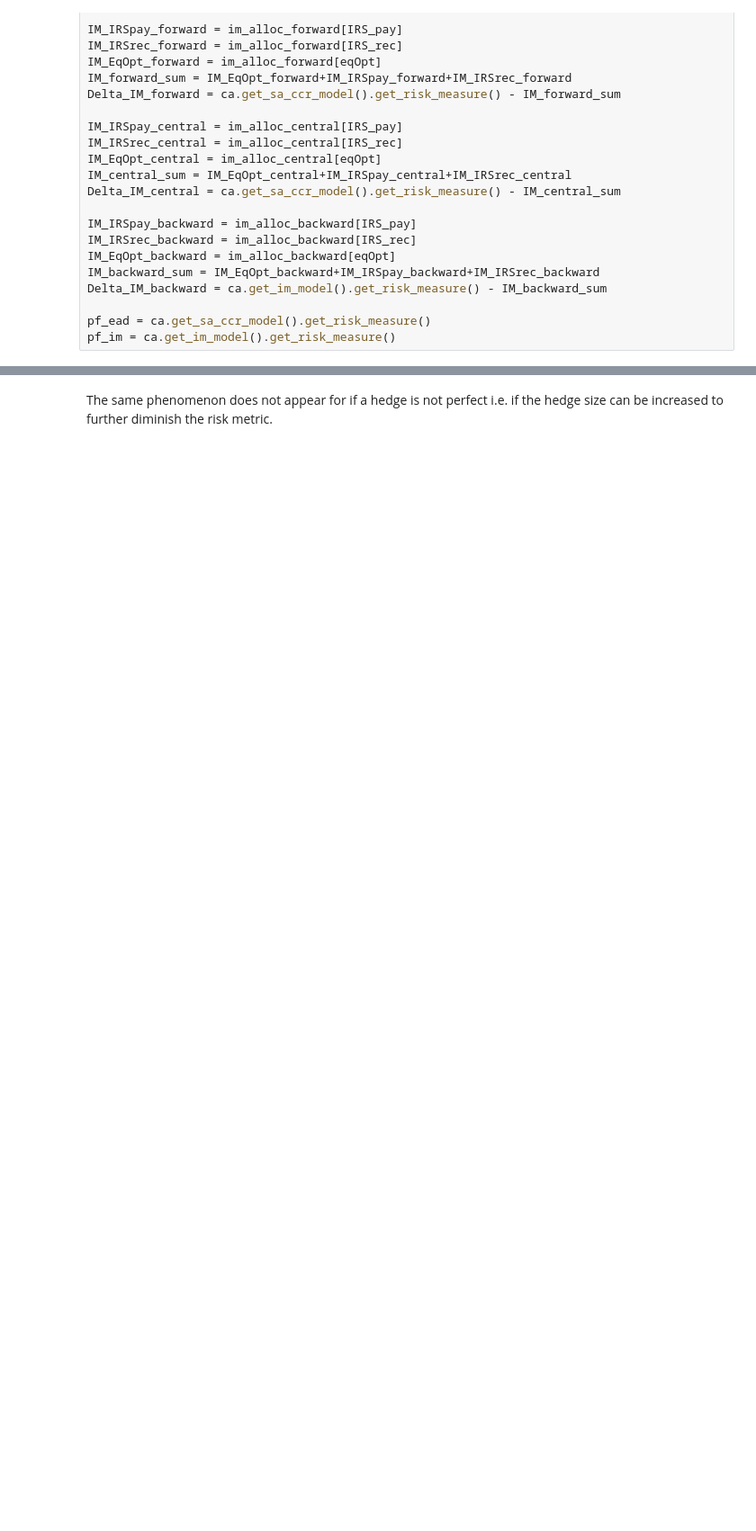
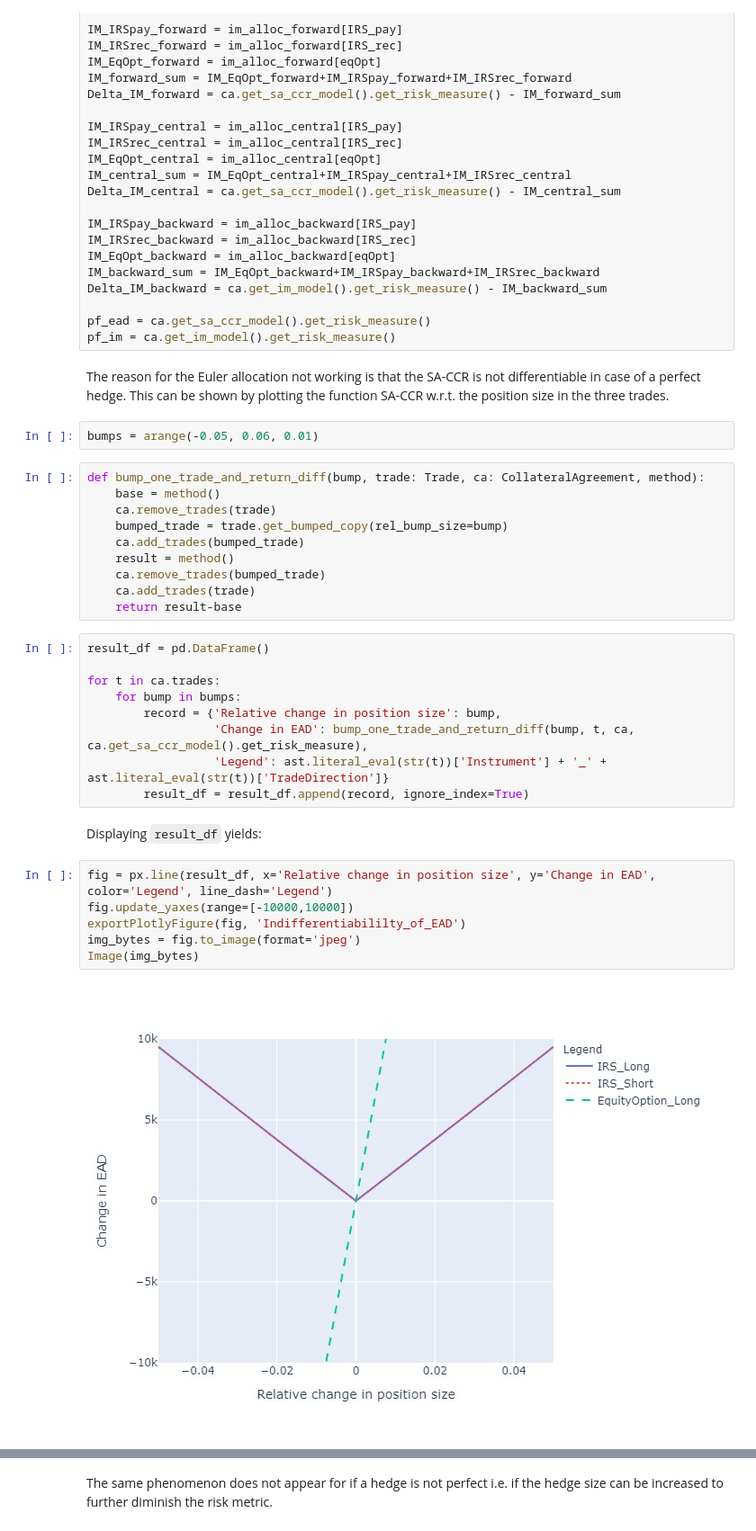
Before and after one commit to ahoecherl/SA_CCR_Allocation, a Jupyter notebook: analysis/AppendixNotebooks/SA-CCR and ISDA SIMM under perfect hedge.ipynb, the cells around one changed output, grey strips where cells are left out. Shown at 90% size. Saved outputs shown, nothing was run; the diff lists cells and outputs as text; blank space fills up the shorter version.

```diff
--- a/analysis/AppendixNotebooks/SA-CCR and ISDA SIMM under perfect hedge.ipynb
+++ b/analysis/AppendixNotebooks/SA-CCR and ISDA SIMM under perfect hedge.ipynb
@@ -140,3 +146,36 @@ Delta_IM_backward = ca.get_im_model().get_risk_measure() - IM_backward_sum
 
 pf_ead = ca.get_sa_ccr_model().get_risk_measure()
 pf_im = ca.get_im_model().get_risk_measure()
+# %% [markdown]
+The reason for the Euler allocation not working is that the SA-CCR is not differentiable in case of a perfect hedge. This can be shown by plotting the function SA-CCR w.r.t. the position size in the three trades.
+# %%
+bumps = arange(-0.05, 0.06, 0.01)
+# %%
+def bump_one_trade_and_return_diff(bump, trade: Trade, ca: CollateralAgreement, method):
+    base = method()
+    ca.remove_trades(trade)
+    bumped_trade = trade.get_bumped_copy(rel_bump_size=bump)
+    ca.add_trades(bumped_trade)
+    result = method()
+    ca.remove_trades(bumped_trade)
+    ca.add_trades(trade)
+    return result-base
+# %%
+result_df = pd.DataFrame()
+
+for t in ca.trades:
+    for bump in bumps:
+        record = {'Relative change in position size': bump,
+                  'Change in EAD': bump_one_trade_and_return_diff(bump, t, ca, ca.get_sa_ccr_model().get_risk_measure),
+                  'Legend': ast.literal_eval(str(t))['Instrument'] + '_' + ast.literal_eval(str(t))['TradeDirection']}
+        result_df = result_df.append(record, ignore_index=True)
+# %% [markdown]
+Displaying ``result_df`` yields:
+# %%
+fig = px.line(result_df, x='Relative change in position size', y='Change in EAD', color='Legend', line_dash='Legend')
+fig.update_yaxes(range=[-10000,10000])
+exportPlotlyFigure(fig, 'Indifferentiabililty_of_EAD')
+img_bytes = fig.to_image(format='jpeg')
+Image(img_bytes)
+# %% [output]
+[figure, added]
```
Also changed, not shown: parts of 6 cells of this notebook, 45 other files.
